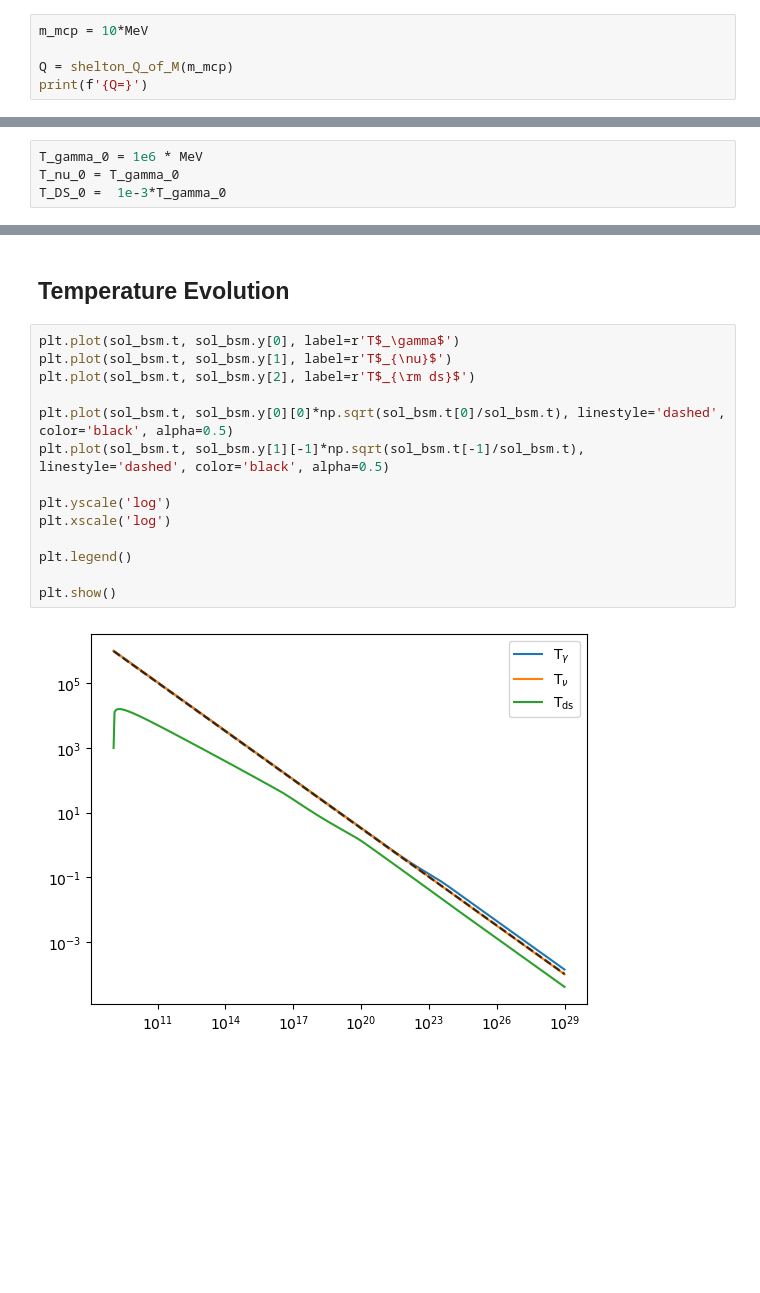
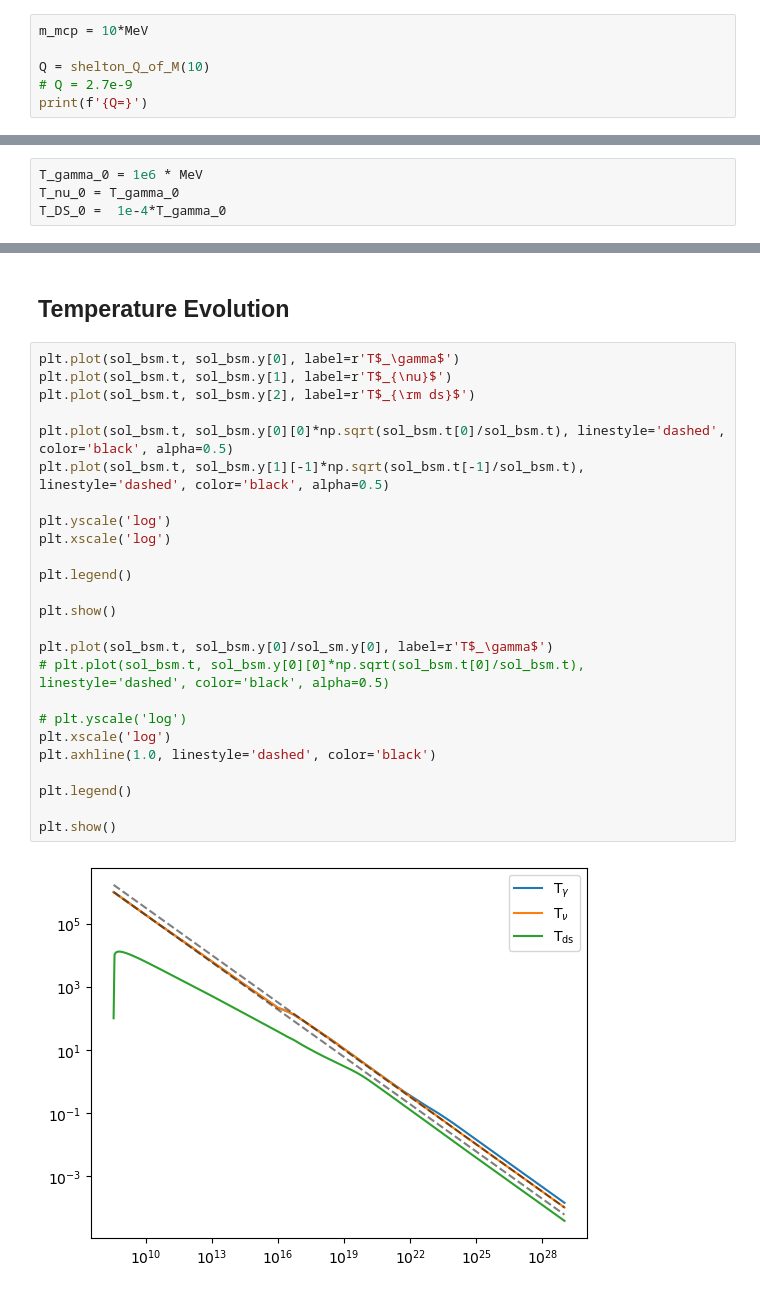
Before and after one commit to Duncan-Adams/mcp_boltzmann, a Jupyter notebook: notebooks/mcp_boltzmann_solver.ipynb, the cells around one changed output, grey strips where cells are left out. Saved outputs shown, nothing was run; the diff lists cells and outputs as text; blank space fills up the shorter version.

```diff
--- a/notebooks/mcp_boltzmann_solver.ipynb
+++ b/notebooks/mcp_boltzmann_solver.ipynb
@@ -39,7 +39,8 @@ GeV = 1e3
 # %%
 m_mcp = 10*MeV
 
-Q = shelton_Q_of_M(m_mcp)
+Q = shelton_Q_of_M(10)
+# Q = 2.7e-9
 print(f'{Q=}')
 # %% [output]
 Q=array(2.84962975e-09)
@@ -93,7 +90,7 @@ Boltz.add_colterm_EM_DS(CF_plas)
 # %%
 T_gamma_0 = 1e6 * MeV
 T_nu_0 = T_gamma_0
-T_DS_0 =  1e-3*T_gamma_0
+T_DS_0 =  1e-4*T_gamma_0
 # %%
 sol_bsm = Boltz.solve_boltzmann_eq(T_gamma_0, T_nu_0, T_DS_0, Q)
 sol_sm = Boltz.solve_boltzmann_eq_SM(T_gamma_0, T_nu_0)
@@ -129,16 +126,27 @@ Delta_Neff=array([0.05441819])
 # %%
 plt.plot(sol_bsm.t, sol_bsm.y[0], label=r'T$_\gamma$')
 plt.plot(sol_bsm.t, sol_bsm.y[1], label=r'T$_{\nu}$')
 plt.plot(sol_bsm.t, sol_bsm.y[2], label=r'T$_{\rm ds}$')
 
 plt.plot(sol_bsm.t, sol_bsm.y[0][0]*np.sqrt(sol_bsm.t[0]/sol_bsm.t), linestyle='dashed', color='black', alpha=0.5)
 plt.plot(sol_bsm.t, sol_bsm.y[1][-1]*np.sqrt(sol_bsm.t[-1]/sol_bsm.t), linestyle='dashed', color='black', alpha=0.5)
 
 plt.yscale('log')
 plt.xscale('log')
 
 plt.legend()
 
 plt.show()
+
+plt.plot(sol_bsm.t, sol_bsm.y[0]/sol_sm.y[0], label=r'T$_\gamma$')
+# plt.plot(sol_bsm.t, sol_bsm.y[0][0]*np.sqrt(sol_bsm.t[0]/sol_bsm.t), linestyle='dashed', color='black', alpha=0.5)
+
+# plt.yscale('log')
+plt.xscale('log')
+plt.axhline(1.0, linestyle='dashed', color='black')
+
+plt.legend()
+
+plt.show()
 # %% [output]
-[figure, old version]
+[figure, new version]
```
Also changed, not shown: parts of 9 cells of this notebook, 9 other files.
